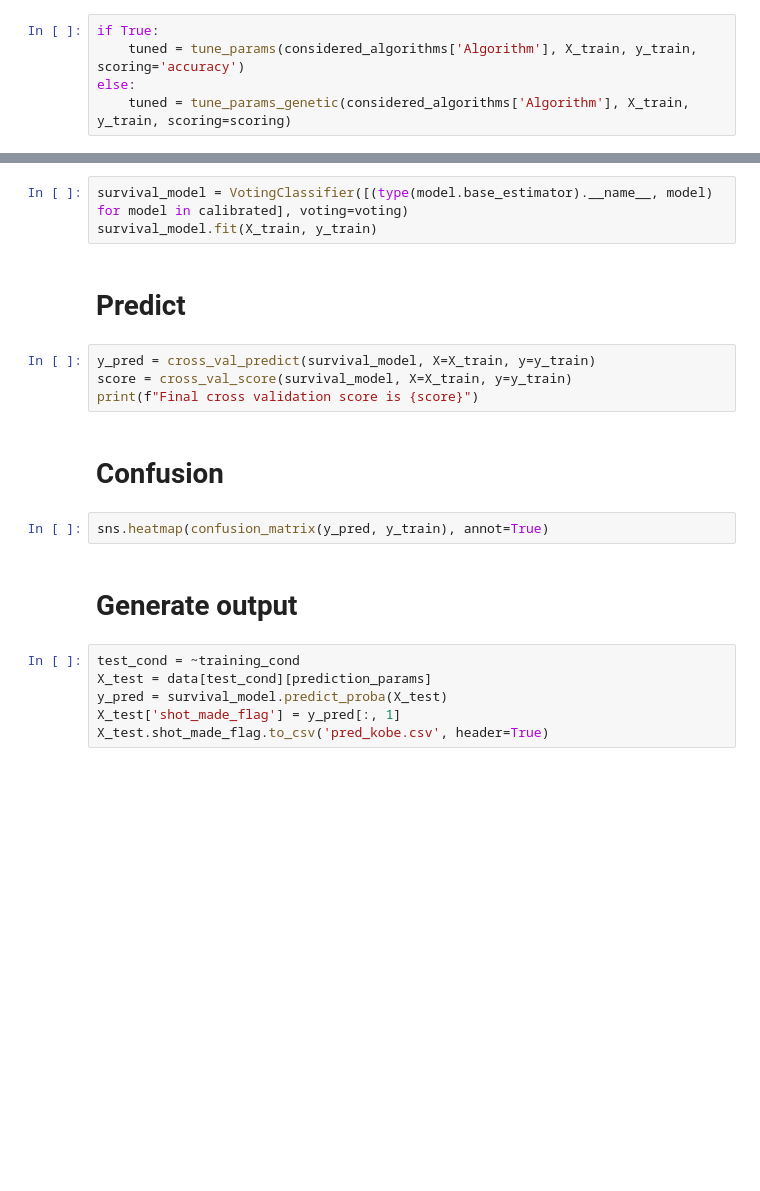
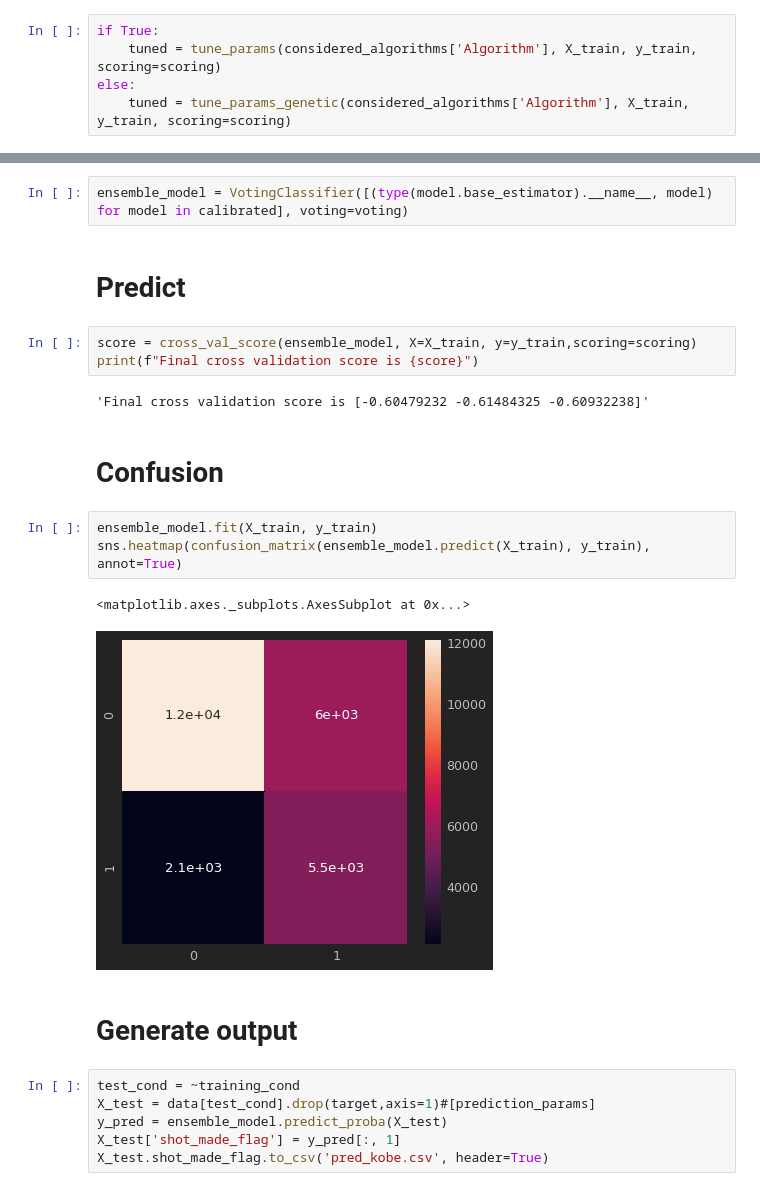
Before and after one commit to arpheno/machine_learning, a Jupyter notebook: classification_template.ipynb, the cells around one changed output, grey strips where cells are left out. Saved outputs shown, nothing was run; the diff lists cells and outputs as text; blank space fills up the shorter version.

```diff
--- a/classification_template.ipynb
+++ b/classification_template.ipynb
@@ -75,6 +118,6 @@ print(considered_algorithms)
 # Tune the best estimators
 # %%
 if True:
-    tuned = tune_params(considered_algorithms['Algorithm'], X_train, y_train, scoring='accuracy')
+    tuned = tune_params(considered_algorithms['Algorithm'], X_train, y_train, scoring=scoring)
 else:
     tuned = tune_params_genetic(considered_algorithms['Algorithm'], X_train, y_train, scoring=scoring)
@@ -91,23 +145,27 @@ sns.heatmap(predictions.corr())
 # %% [markdown]
 # Create an ensemble
 # %%
-survival_model = VotingClassifier([(type(model.base_estimator).__name__, model) for model in calibrated], voting=voting)
-survival_model.fit(X_train, y_train)
+ensemble_model = VotingClassifier([(type(model.base_estimator).__name__, model) for model in calibrated], voting=voting)
 # %% [markdown]
 # Predict
 # %%
-y_pred = cross_val_predict(survival_model, X=X_train, y=y_train)
-score = cross_val_score(survival_model, X=X_train, y=y_train)
+score = cross_val_score(ensemble_model, X=X_train, y=y_train,scoring=scoring)
 print(f"Final cross validation score is {score}")
+# %% [output]
+'Final cross validation score is [-0.60479232 -0.61484325 -0.60932238]'
 # %% [markdown]
 # Confusion
 # %%
-sns.heatmap(confusion_matrix(y_pred, y_train), annot=True)
+ensemble_model.fit(X_train, y_train)
+sns.heatmap(confusion_matrix(ensemble_model.predict(X_train), y_train), annot=True)
+# %% [output]
+<matplotlib.axes._subplots.AxesSubplot at 0x...>
+[figure, added]
 # %% [markdown]
 # Generate output
 # %%
 test_cond = ~training_cond
-X_test = data[test_cond][prediction_params]
-y_pred = survival_model.predict_proba(X_test)
+X_test = data[test_cond].drop(target,axis=1)#[prediction_params]
+y_pred = ensemble_model.predict_proba(X_test)
 X_test['shot_made_flag'] = y_pred[:, 1]
 X_test.shot_made_flag.to_csv('pred_kobe.csv', header=True)
```
Also changed, not shown: parts of 11 cells of this notebook, 6 other files.
